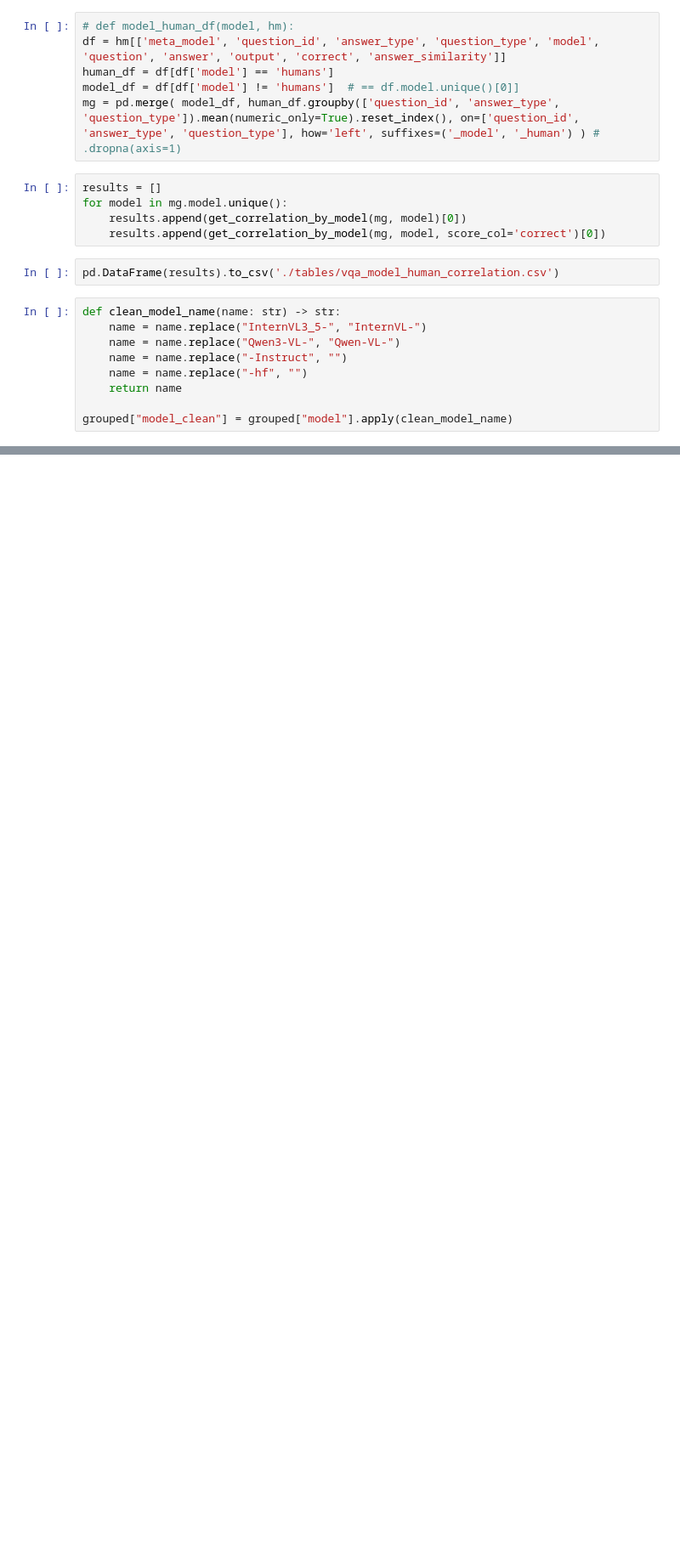
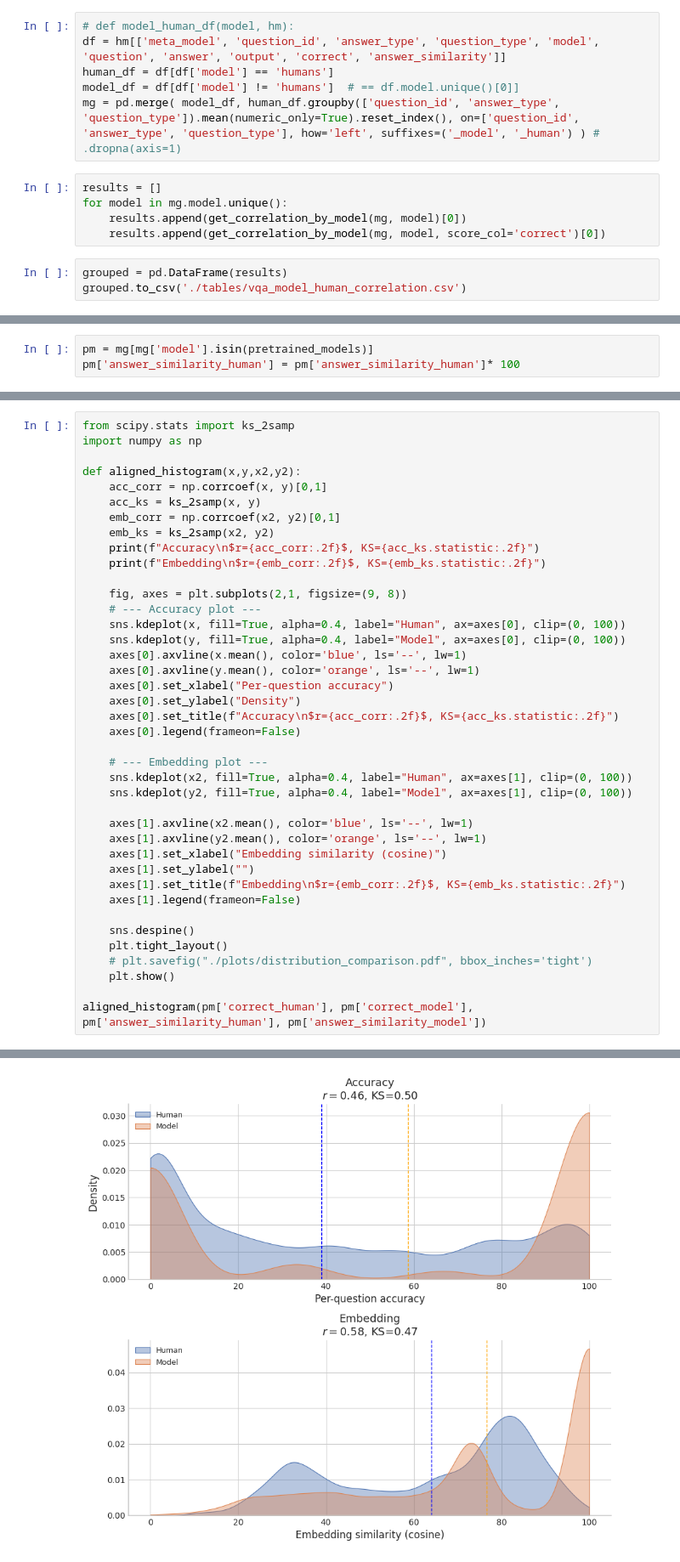
Before and after one commit to unolop/HPA, a Jupyter notebook: evaluation/analysis/A1_vqa.ipynb, the cells around one changed output, grey strips where cells are left out. Shown at 85% size. Saved outputs shown, nothing was run; the diff lists cells and outputs as text; blank space fills up the shorter version.

Commit message:
histogram

```diff
--- a/evaluation/analysis/A1_vqa.ipynb
+++ b/evaluation/analysis/A1_vqa.ipynb
@@ -266,14 +266,6 @@ for model in mg.model.unique():
     results.append(get_correlation_by_model(mg, model)[0])
     results.append(get_correlation_by_model(mg, model, score_col='correct')[0])
 # %%
-pd.DataFrame(results).to_csv('./tables/vqa_model_human_correlation.csv')
+grouped = pd.DataFrame(results)
+grouped.to_csv('./tables/vqa_model_human_correlation.csv')
-# %%
-def clean_model_name(name: str) -> str:
-    name = name.replace("InternVL3_5-", "InternVL-")
-    name = name.replace("Qwen3-VL-", "Qwen-VL-")
-    name = name.replace("-Instruct", "")
-    name = name.replace("-hf", "")
-    return name
-
-grouped["model_clean"] = grouped["model"].apply(clean_model_name)
 # %%
@@ -401,0 +391,3 @@ Pearson $r$ = -0.506 ($R^2$ = 0.256) | Spearman $\rho$ = -0.455
+# %%
+pm = mg[mg['model'].isin(pretrained_models)]
+pm['answer_similarity_human'] = pm['answer_similarity_human']* 100
@@ -401,0 +410,41 @@ Pearson $r$ = -0.506 ($R^2$ = 0.256) | Spearman $\rho$ = -0.455
+# %%
+from scipy.stats import ks_2samp
+import numpy as np
+
+def aligned_histogram(x,y,x2,y2):
+    acc_corr = np.corrcoef(x, y)[0,1]
+    acc_ks = ks_2samp(x, y)
+    emb_corr = np.corrcoef(x2, y2)[0,1]
+    emb_ks = ks_2samp(x2, y2)
+    print(f"Accuracy\n$r={acc_corr:.2f}$, KS={acc_ks.statistic:.2f}")
+    print(f"Embedding\n$r={emb_corr:.2f}$, KS={emb_ks.statistic:.2f}")
+
+    fig, axes = plt.subplots(2,1, figsize=(9, 8))
+    # --- Accuracy plot ---
+    sns.kdeplot(x, fill=True, alpha=0.4, label="Human", ax=axes[0], clip=(0, 100))
+    sns.kdeplot(y, fill=True, alpha=0.4, label="Model", ax=axes[0], clip=(0, 100))
+    axes[0].axvline(x.mean(), color='blue', ls='--', lw=1)
+    axes[0].axvline(y.mean(), color='orange', ls='--', lw=1)
+    axes[0].set_xlabel("Per-question accuracy")
+    axes[0].set_ylabel("Density")
+    axes[0].set_title(f"Accuracy\n$r={acc_corr:.2f}$, KS={acc_ks.statistic:.2f}")
+    axes[0].legend(frameon=False)
+
+    # --- Embedding plot ---
+    sns.kdeplot(x2, fill=True, alpha=0.4, label="Human", ax=axes[1], clip=(0, 100))
+    sns.kdeplot(y2, fill=True, alpha=0.4, label="Model", ax=axes[1], clip=(0, 100))
+
+    axes[1].axvline(x2.mean(), color='blue', ls='--', lw=1)
+    axes[1].axvline(y2.mean(), color='orange', ls='--', lw=1)
+    axes[1].set_xlabel("Embedding similarity (cosine)")
+    axes[1].set_ylabel("")
+    axes[1].set_title(f"Embedding\n$r={emb_corr:.2f}$, KS={emb_ks.statistic:.2f}")
+    axes[1].legend(frameon=False)
+
+    sns.despine()
+    plt.tight_layout()
+    # plt.savefig("./plots/distribution_comparison.pdf", bbox_inches='tight')
+    plt.show()
+
+aligned_histogram(pm['correct_human'], pm['correct_model'], pm['answer_similarity_human'], pm['answer_similarity_model'])
+# %% [output]
@@ -401,0 +455 @@ Pearson $r$ = -0.506 ($R^2$ = 0.256) | Spearman $\rho$ = -0.455
+[figure, added]
```
Also changed, not shown: parts of 4 cells of this notebook, 2 other files.
